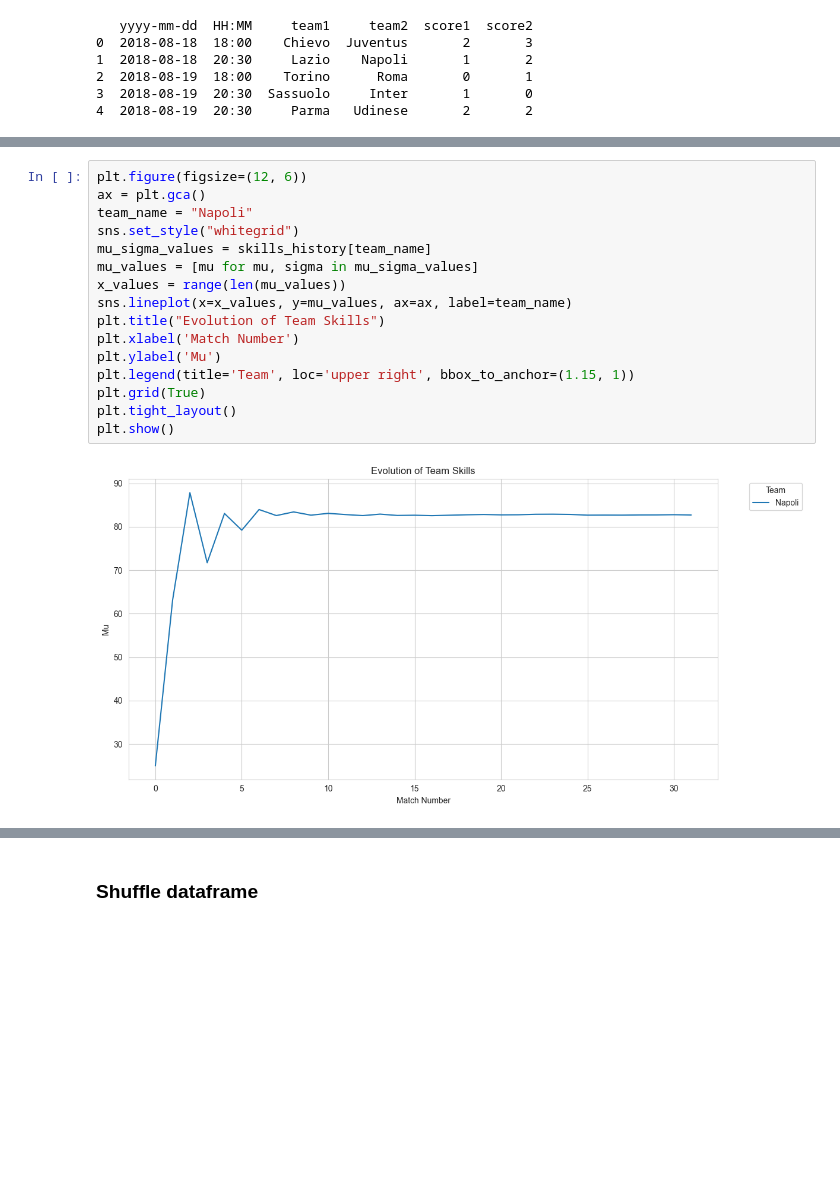
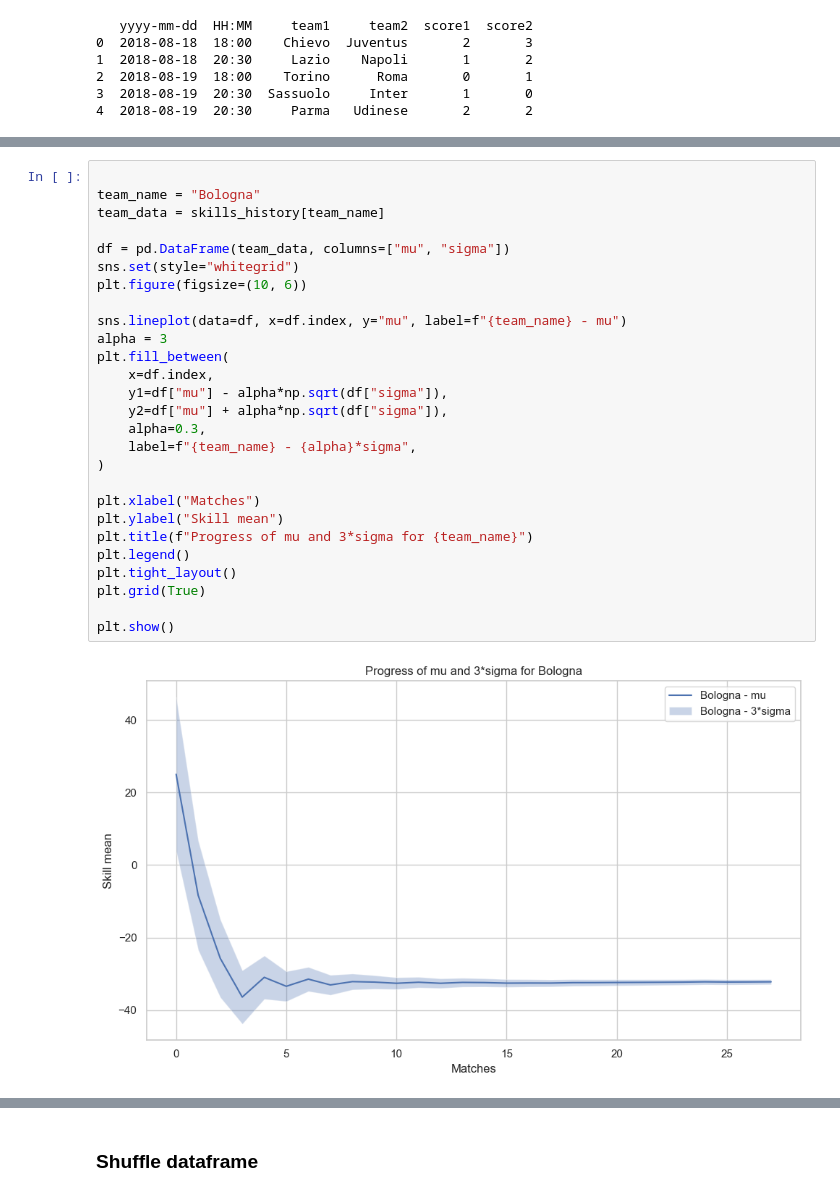
Before and after one commit to axeUUeng/APMASK-Project, a Jupyter notebook: Q5/q5_q6.ipynb, the cells around one changed output, grey strips where cells are left out. Saved outputs shown, nothing was run; the diff lists cells and outputs as text; blank space fills up the shorter version.

```diff
--- a/Q5/q5_q6.ipynb
+++ b/Q5/q5_q6.ipynb
@@ -115,21 +116,32 @@ plt.show()
-# %%
-plt.figure(figsize=(12, 6))
-ax = plt.gca()
-team_name = "Napoli"
-sns.set_style("whitegrid")
-mu_sigma_values = skills_history[team_name]
-mu_values = [mu for mu, sigma in mu_sigma_values]
-x_values = range(len(mu_values))
-sns.lineplot(x=x_values, y=mu_values, ax=ax, label=team_name)
-plt.title("Evolution of Team Skills")
-plt.xlabel('Match Number')
-plt.ylabel('Mu')
-plt.legend(title='Team', loc='upper right', bbox_to_anchor=(1.15, 1))
-plt.grid(True)
-plt.tight_layout()
-plt.show()
-# %% [output]
-[figure, removed]
+# %%
+
+team_name = "Bologna"
+team_data = skills_history[team_name]
+
+df = pd.DataFrame(team_data, columns=["mu", "sigma"])
+sns.set(style="whitegrid")
+plt.figure(figsize=(10, 6))
+
+sns.lineplot(data=df, x=df.index, y="mu", label=f"{team_name} - mu")
+alpha = 3
+plt.fill_between(
+    x=df.index,
+    y1=df["mu"] - alpha*np.sqrt(df["sigma"]),
+    y2=df["mu"] + alpha*np.sqrt(df["sigma"]),
+    alpha=0.3,
+    label=f"{team_name} - {alpha}*sigma",
+)
+
+plt.xlabel("Matches")
+plt.ylabel("Skill mean")
+plt.title(f"Progress of mu and 3*sigma for {team_name}")
+plt.legend()
+plt.tight_layout()
+plt.grid(True)
+
+plt.show()
+# %% [output]
+[figure, added]
 # %%
 sorted_skills_df = skills_df.sort_values(by='mu', ascending=False)
 
```
Also changed, not shown: parts of 6 cells of this notebook.
